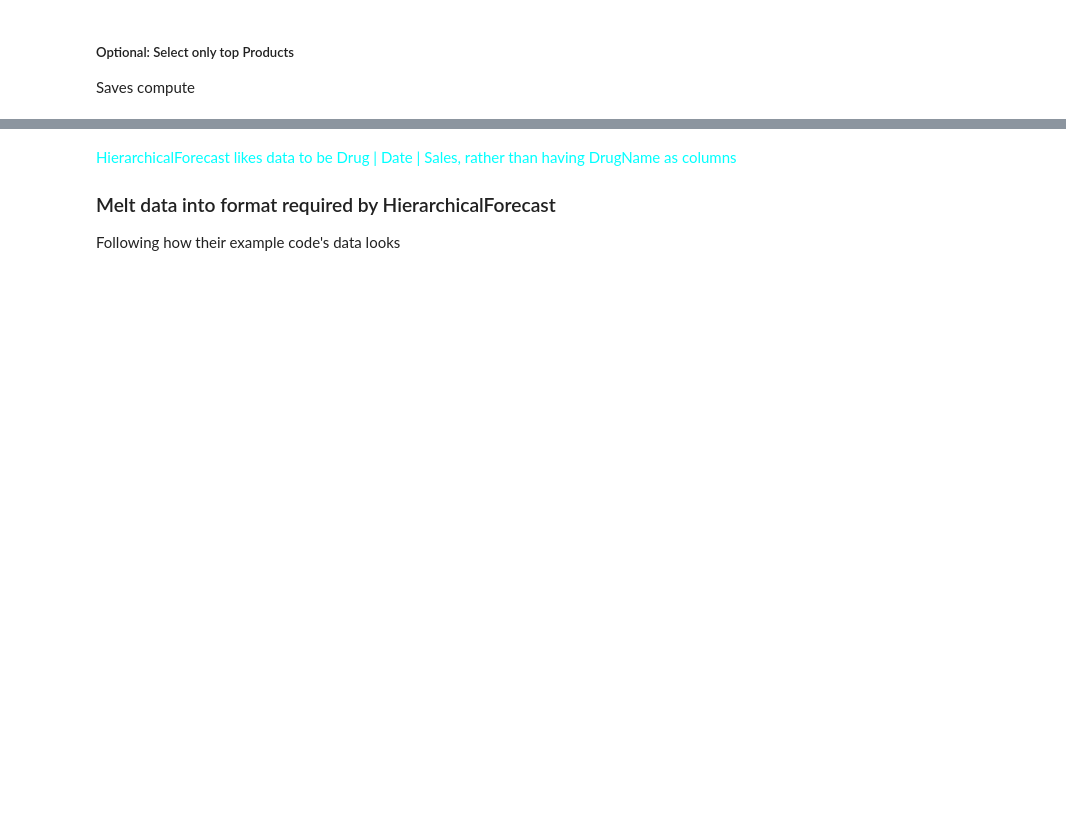
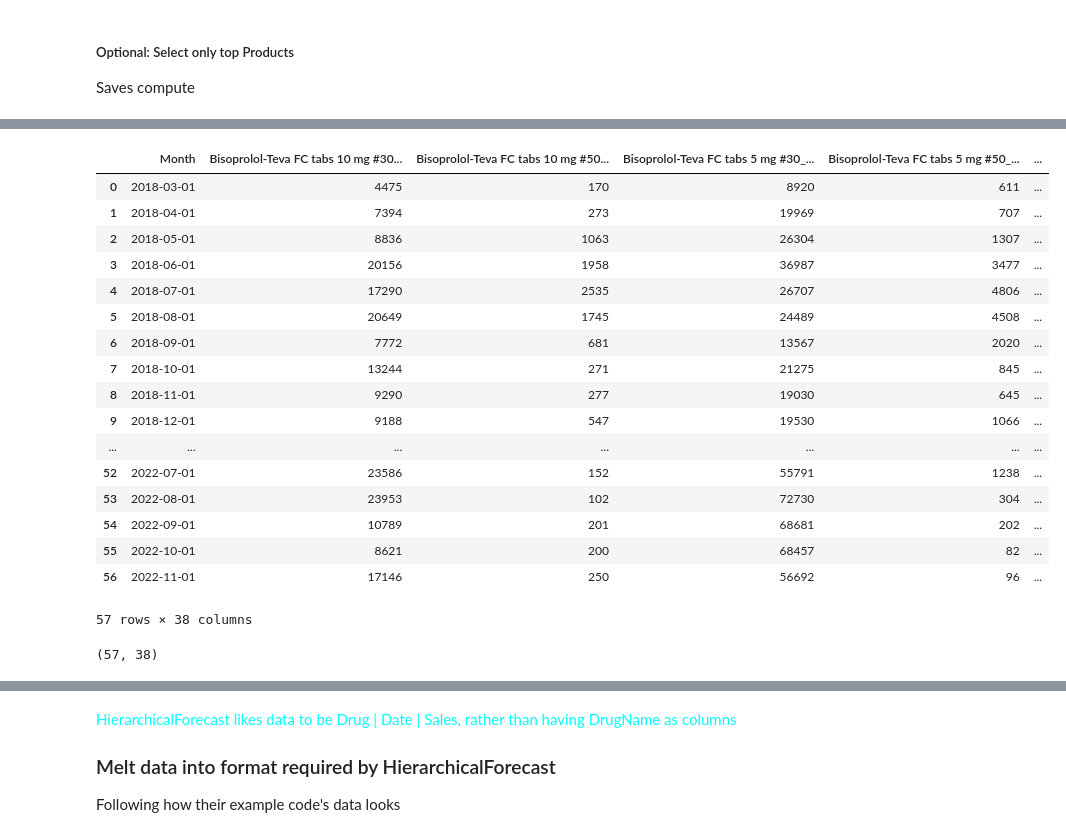
Before and after one commit to ariellubonja/hierarchical-time-series, a Jupyter notebook: hierarchical_ts_testing.ipynb, the cells around one changed output, grey strips where cells are left out. Saved outputs shown, nothing was run; the diff lists cells and outputs as text; code cells hidden in the pictures; blank space fills up the shorter version.

```diff
--- a/hierarchical_ts_testing.ipynb
+++ b/hierarchical_ts_testing.ipynb
@@ -113,0 +143,25 @@ df_with_aggregates, hierarchy = prep_data_for_scikit_hts(df)
+# %%
+df_with_aggregates
+# %% [output]
+|  | Month | Bisoprolol-Teva FC tabs 10 mg #30... | Bisoprolol-Teva FC tabs 10 mg #50... | Bisoprolol-Teva FC tabs 5 mg #30_... | Bisoprolol-Teva FC tabs 5 mg #50_... | ... |
+| 0 | 2018-03-01 | 4475 | 170 | 8920 | 611 | ... |
+| 1 | 2018-04-01 | 7394 | 273 | 19969 | 707 | ... |
+| 2 | 2018-05-01 | 8836 | 1063 | 26304 | 1307 | ... |
+| 3 | 2018-06-01 | 20156 | 1958 | 36987 | 3477 | ... |
+| 4 | 2018-07-01 | 17290 | 2535 | 26707 | 4806 | ... |
+| 5 | 2018-08-01 | 20649 | 1745 | 24489 | 4508 | ... |
+| 6 | 2018-09-01 | 7772 | 681 | 13567 | 2020 | ... |
+| 7 | 2018-10-01 | 13244 | 271 | 21275 | 845 | ... |
+| 8 | 2018-11-01 | 9290 | 277 | 19030 | 645 | ... |
+| 9 | 2018-12-01 | 9188 | 547 | 19530 | 1066 | ... |
+| ... | ... | ... | ... | ... | ... | ... |
+| 52 | 2022-07-01 | 23586 | 152 | 55791 | 1238 | ... |
+| 53 | 2022-08-01 | 23953 | 102 | 72730 | 304 | ... |
+| 54 | 2022-09-01 | 10789 | 201 | 68681 | 202 | ... |
+| 55 | 2022-10-01 | 8621 | 200 | 68457 | 82 | ... |
+| 56 | 2022-11-01 | 17146 | 250 | 56692 | 96 | ... |
+57 rows × 38 columns
+# %%
+df_with_aggregates.shape
+# %% [output]
+(57, 38)
```
Also changed, not shown: parts of 32 cells of this notebook.
